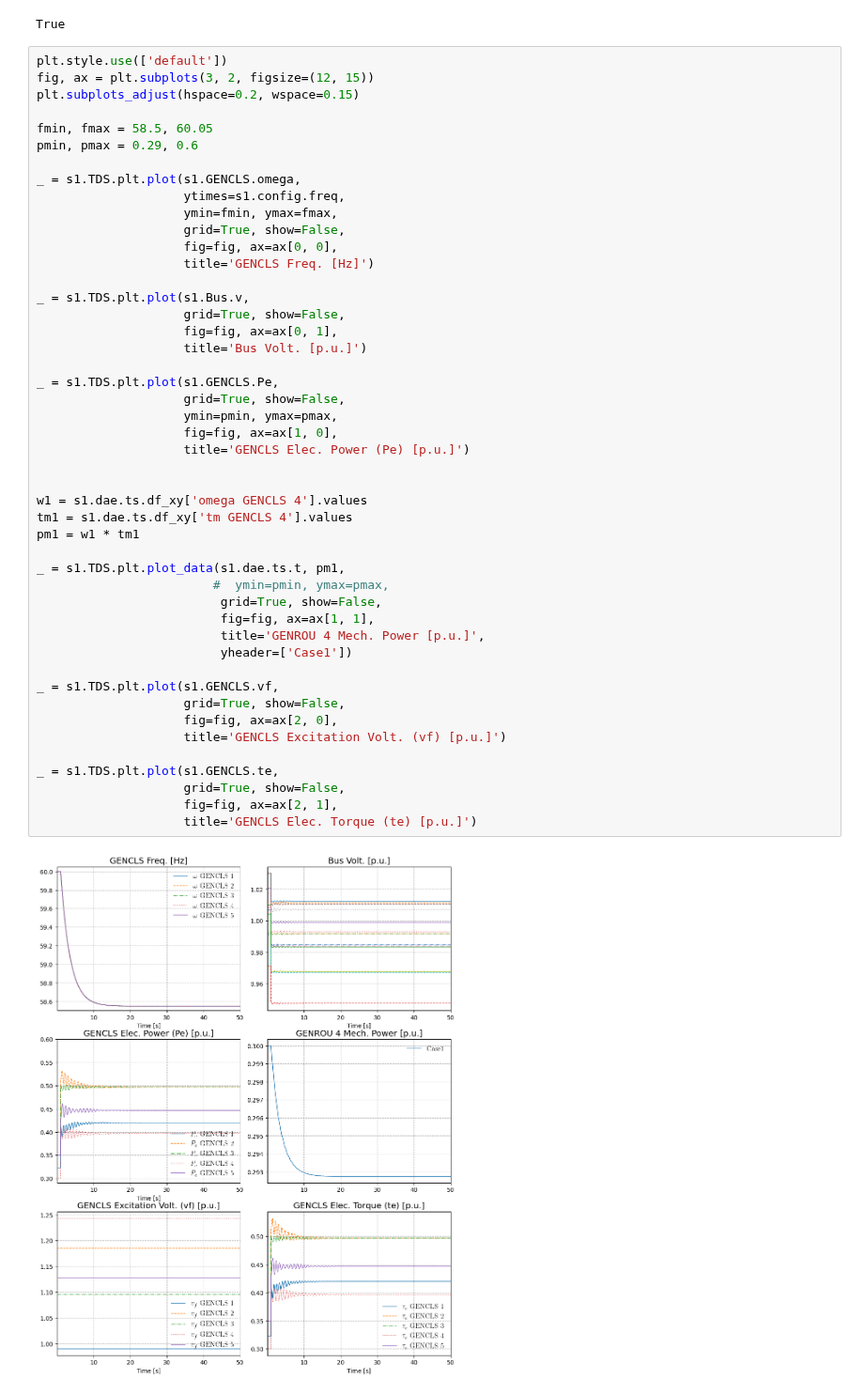
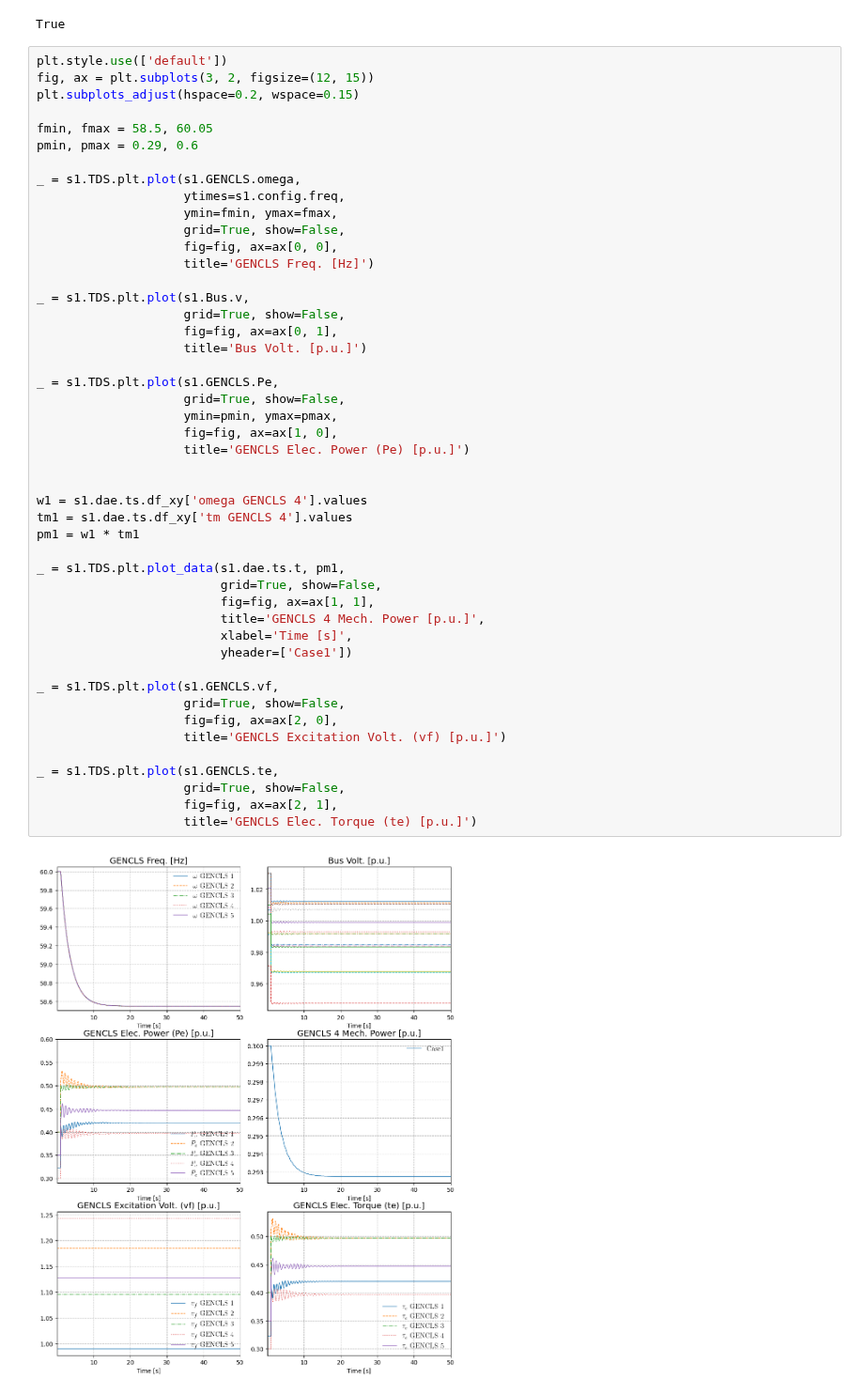
Before and after one commit to CURENT/demo, a Jupyter notebook: demo/TurbineGov_response/debug.ipynb, the cells around one changed output. Shown at 94% size. Cells and saved outputs as stored; diff of their text form.

```diff
--- a/demo/TurbineGov_response/debug.ipynb
+++ b/demo/TurbineGov_response/debug.ipynb
@@ -107,33 +107,33 @@ _ = s1.TDS.plt.plot(s1.Bus.v,
                     grid=True, show=False,
                     fig=fig, ax=ax[0, 1],
                     title='Bus Volt. [p.u.]')
 
 _ = s1.TDS.plt.plot(s1.GENCLS.Pe,
                     grid=True, show=False,
                     ymin=pmin, ymax=pmax,
                     fig=fig, ax=ax[1, 0],
                     title='GENCLS Elec. Power (Pe) [p.u.]')
 
 
 w1 = s1.dae.ts.df_xy['omega GENCLS 4'].values
 tm1 = s1.dae.ts.df_xy['tm GENCLS 4'].values
 pm1 = w1 * tm1
 
 _ = s1.TDS.plt.plot_data(s1.dae.ts.t, pm1,
-                        #  ymin=pmin, ymax=pmax,
                          grid=True, show=False,
                          fig=fig, ax=ax[1, 1],
-                         title='GENROU 4 Mech. Power [p.u.]',
+                         title='GENCLS 4 Mech. Power [p.u.]',
+                         xlabel='Time [s]',
                          yheader=['Case1'])
 
 _ = s1.TDS.plt.plot(s1.GENCLS.vf,
                     grid=True, show=False,
                     fig=fig, ax=ax[2, 0],
                     title='GENCLS Excitation Volt. (vf) [p.u.]')
 
 _ = s1.TDS.plt.plot(s1.GENCLS.te,
                     grid=True, show=False,
                     fig=fig, ax=ax[2, 1],
                     title='GENCLS Elec. Torque (te) [p.u.]')
 # %% [output]
-[figure, old version]
+[figure, new version]
```
